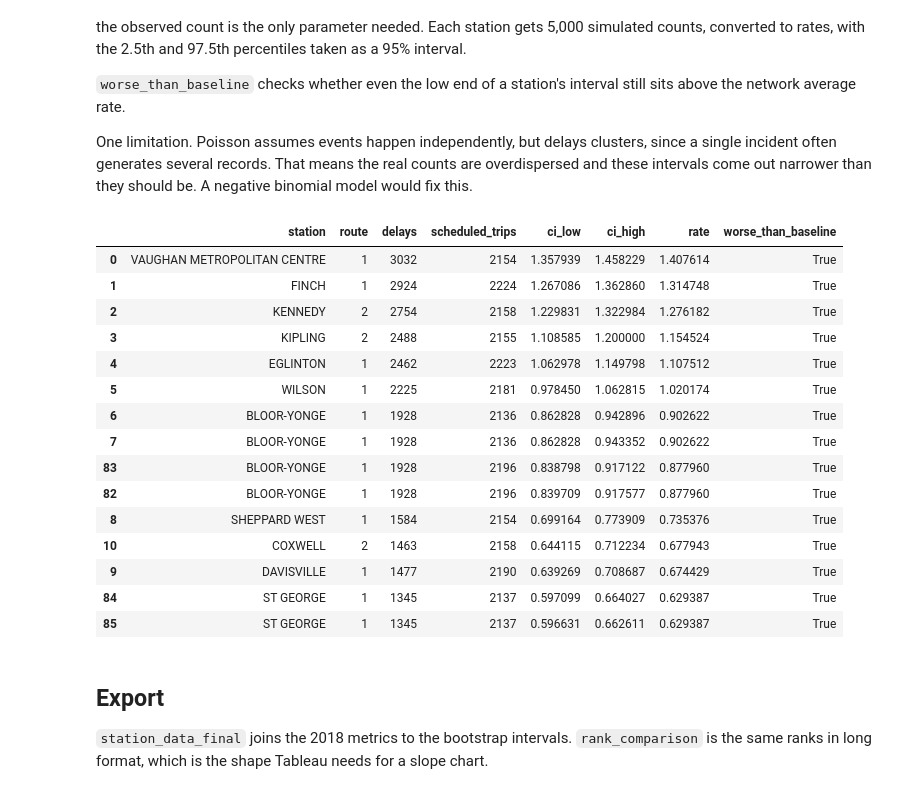
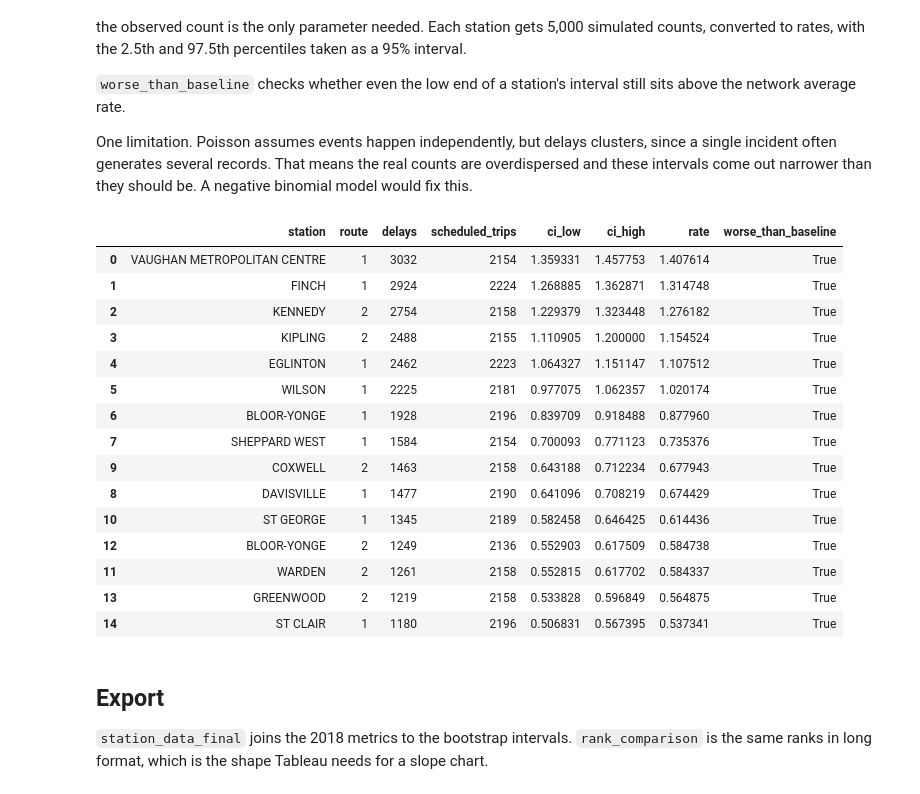
Before and after one commit to DevAwol/TTCdelay, a Jupyter notebook: explore.ipynb, the cells around one changed output. Saved outputs shown, nothing was run; the diff lists cells and outputs as text; code cells hidden in the pictures.

Commit message:
refactor queries to include the connection station line split

```diff
--- a/explore.ipynb
+++ b/explore.ipynb
@@ -1051,41 +1067,41 @@ they should be. A negative binomial model would fix this.
 # %%
 df = con.sql("""
     SELECT t1.station, route, delays, scheduled_trips
     FROM station_unreliability_2018 t1
-    JOIN station_trips_clean t2 ON t1.station = t2.station
+    JOIN station_trips_clean t2 ON t1.station = t2.station AND t1.route = t2.Line
 """).df()
 
 import numpy as np
 rng = np.random.default_rng(1)
 
 sims = rng.poisson(df['delays'].values,size=(5000, len(df)))
 
 rates = sims / df['scheduled_trips'].values
 
 df['ci_low'], df['ci_high'] = np.percentile(rates, [2.5, 97.5], axis=0)
 df['rate'] = df['delays'] / df['scheduled_trips']
 
 baseline = df['delays'].sum() / df['scheduled_trips'].sum()
 df['worse_than_baseline'] = df['ci_low'] > baseline
 
 df.sort_values('rate', ascending=False).head(15)
 # %% [output]
 |  | station | route | delays | scheduled_trips | ci_low | ci_high | rate | worse_than_baseline |
-| 0 | VAUGHAN METROPOLITAN CENTRE | 1 | 3032 | 2154 | 1.357939 | 1.458229 | 1.407614 | True |
-| 1 | FINCH | 1 | 2924 | 2224 | 1.267086 | 1.362860 | 1.314748 | True |
-| 2 | KENNEDY | 2 | 2754 | 2158 | 1.229831 | 1.322984 | 1.276182 | True |
-| 3 | KIPLING | 2 | 2488 | 2155 | 1.108585 | 1.200000 | 1.154524 | True |
-| 4 | EGLINTON | 1 | 2462 | 2223 | 1.062978 | 1.149798 | 1.107512 | True |
-| 5 | WILSON | 1 | 2225 | 2181 | 0.978450 | 1.062815 | 1.020174 | True |
-| 6 | BLOOR-YONGE | 1 | 1928 | 2136 | 0.862828 | 0.942896 | 0.902622 | True |
-| 7 | BLOOR-YONGE | 1 | 1928 | 2136 | 0.862828 | 0.943352 | 0.902622 | True |
-| 83 | BLOOR-YONGE | 1 | 1928 | 2196 | 0.838798 | 0.917122 | 0.877960 | True |
-| 82 | BLOOR-YONGE | 1 | 1928 | 2196 | 0.839709 | 0.917577 | 0.877960 | True |
-| 8 | SHEPPARD WEST | 1 | 1584 | 2154 | 0.699164 | 0.773909 | 0.735376 | True |
-| 10 | COXWELL | 2 | 1463 | 2158 | 0.644115 | 0.712234 | 0.677943 | True |
-| 9 | DAVISVILLE | 1 | 1477 | 2190 | 0.639269 | 0.708687 | 0.674429 | True |
-| 84 | ST GEORGE | 1 | 1345 | 2137 | 0.597099 | 0.664027 | 0.629387 | True |
-| 85 | ST GEORGE | 1 | 1345 | 2137 | 0.596631 | 0.662611 | 0.629387 | True |
+| 0 | VAUGHAN METROPOLITAN CENTRE | 1 | 3032 | 2154 | 1.359331 | 1.457753 | 1.407614 | True |
+| 1 | FINCH | 1 | 2924 | 2224 | 1.268885 | 1.362871 | 1.314748 | True |
+| 2 | KENNEDY | 2 | 2754 | 2158 | 1.229379 | 1.323448 | 1.276182 | True |
+| 3 | KIPLING | 2 | 2488 | 2155 | 1.110905 | 1.200000 | 1.154524 | True |
+| 4 | EGLINTON | 1 | 2462 | 2223 | 1.064327 | 1.151147 | 1.107512 | True |
+| 5 | WILSON | 1 | 2225 | 2181 | 0.977075 | 1.062357 | 1.020174 | True |
+| 6 | BLOOR-YONGE | 1 | 1928 | 2196 | 0.839709 | 0.918488 | 0.877960 | True |
+| 7 | SHEPPARD WEST | 1 | 1584 | 2154 | 0.700093 | 0.771123 | 0.735376 | True |
+| 9 | COXWELL | 2 | 1463 | 2158 | 0.643188 | 0.712234 | 0.677943 | True |
+| 8 | DAVISVILLE | 1 | 1477 | 2190 | 0.641096 | 0.708219 | 0.674429 | True |
+| 10 | ST GEORGE | 1 | 1345 | 2189 | 0.582458 | 0.646425 | 0.614436 | True |
+| 12 | BLOOR-YONGE | 2 | 1249 | 2136 | 0.552903 | 0.617509 | 0.584738 | True |
+| 11 | WARDEN | 2 | 1261 | 2158 | 0.552815 | 0.617702 | 0.584337 | True |
+| 13 | GREENWOOD | 2 | 1219 | 2158 | 0.533828 | 0.596849 | 0.564875 | True |
+| 14 | ST CLAIR | 1 | 1180 | 2196 | 0.506831 | 0.567395 | 0.537341 | True |
 # %% [markdown]
 ## Export
 
```
Also changed, not shown: parts of 22 cells of this notebook.
